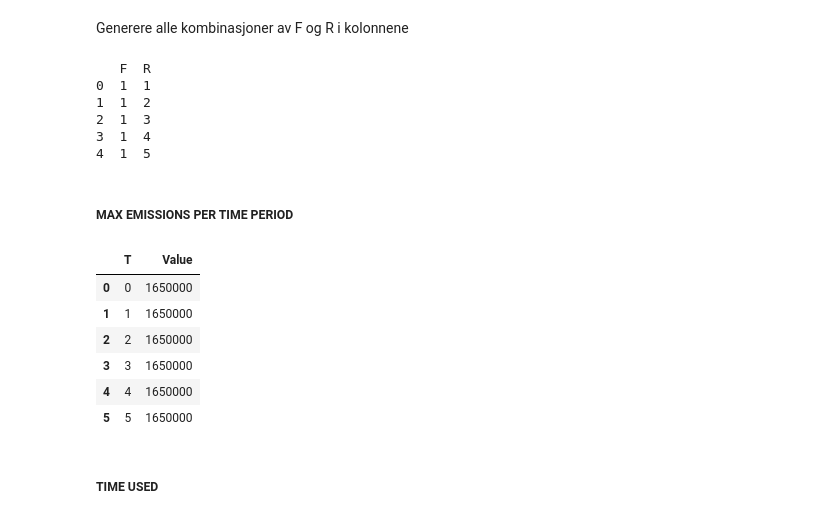
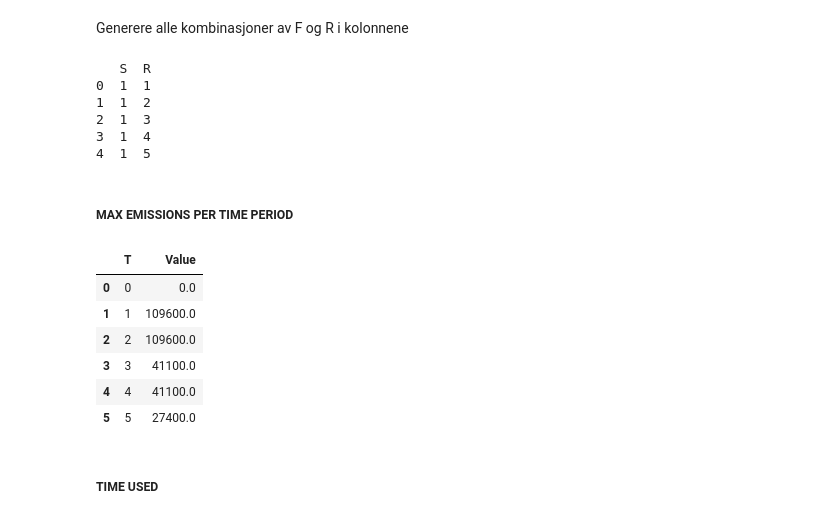
Before and after one commit to camillalie/masteroppgave, a Jupyter notebook: data_generation/generate_params_riktig.ipynb, the cells around one changed output. Drawn from its saved outputs; the diff is of its cells as text; code cells hidden in the pictures.

```diff
--- a/data_generation/generate_params_riktig.ipynb
+++ b/data_generation/generate_params_riktig.ipynb
@@ -62,7 +68,7 @@ with pd.ExcelWriter(sets_excel_output_path, engine='openpyxl') as writer:
 # %%
 
 combinations_f_r = itertools.product(f_values, r_values)
-combinations_ems = itertools.product(f_values, r_values)
+combinations_ems = itertools.product(s_values, r_values)
 combinations_r_s = itertools.product(r_values, s_values)
 combinations_t = itertools.product(t_values)
 combinations_s_a = itertools.product(s_values, a_values)
@@ -112,24 +125,22 @@ capacity_systems = {1: 100, 2: 100, 3: 100, 4: 100, 5: 70, 6: 70, 7: 70, 8: 70,
 # %% [markdown]
 #### Lese inn data fra rutegenereringsprogrammet
 # %%
-mappenavn = 'generated_datafiles_2239'
+
 
 # # Leser inn nødvendig MJ på å kjøre hver rute
-mj_route = pd.read_csv('../route_generation_mongstad/{mappenavn}/mj_route.csv')
-#mj_route_el = pd.read_csv('../route_generation/generated_datafiles_reduced/mj_route_strøm.csv')
-
-
+mj_route = pd.read_csv(f'../route_generation_{route_case}/{mappenavn}{startfil}mj_route.csv')
 
 # # Leser inn tid på å kjøre hver rute
-hours_route = pd.read_csv('../route_generation_mongstad/{mappenavn}/hours_route.csv')
+hours_route = pd.read_csv(f'../route_generation_{route_case}/{mappenavn}{startfil}hours_route.csv')
 #hours_route_el = pd.read_csv('../route_generation/generated_datafiles_reduced/hours_route_strøm.csv')
 
 #demand_el = pd.read_csv('../route_generation/generated_datafiles_reduced/demand_strøm.csv')
-demand = pd.read_csv('../route_generation_mongstad/{mappenavn}/demand.csv')
+demand = pd.read_csv(f'../route_generation_{route_case}/{mappenavn}{startfil}demand.csv')
 
-routes_file = "../route_generation_mongstad/{mappenavn}/routes.csv"
+routes_file = f"../route_generation_{route_case}/{mappenavn}{startfil}routes.csv"
 excel_file = '../run_model/Parameterdata.xlsx'
-platform_demand = "../route_generation_mongstad/clustering/output_platforms_demand.csv"
+platform_demand = f"../route_generation_{route_case}/{mappenavn}output_platforms_demand.csv"
+csv_platform_visits = f'../route_generation_{route_case}/{mappenavn}output_platforms_visits.csv'
 
 # Skriver verdiene tilbake i excelfilen for alle parametrene
 output_excel_path = '../run_model/Parameterdata.xlsx'
@@ -359,29 +355,22 @@ with pd.ExcelWriter(output_excel_path, engine='openpyxl', mode='a', if_sheet_exi
 Generere alle kombinasjoner av F og R i kolonnene
 # %%
 # Create a DataFrame from the combinations
-df_ems = pd.DataFrame(combinations_ems, columns=['F', 'R'])
+df_ems = pd.DataFrame(combinations_ems, columns=['S', 'R'])
 
 # Display the first few rows of the DataFrame
 print(df_ems.head())
 # %% [output]
-   F  R
+   S  R
 0  1  1
 1  1  2
 2  1  3
 3  1  4
 4  1  5
 # %%
-# multipliserer carbon per MJ per fueltype med distanse seilt per rute.
-# def calculate_emissions(row):
-#     distance = electric_distance_dict[row['R']] if row['F'] == 6 else distance_dict[row['R']]
-#     return emissions_carbon_tonn_per_MJ[row['F']] * distance
 
-# def calculate_emissions(row):
-#     distance = electric_distance_dict[row['R']] if row['F'] == 6 else distance_dict[row['R']]
-#     return emissions_carbon_tonn_per_MJ[row['F']] * distance
 def calculate_emissions(row):
     distance =  distance_dict[row['R']]
-    return emissions_carbon_tonn_per_MJ[row['F']] * distance
+    return emissions_carbon_tonn_per_MJ[row['S']] * distance
 
 
 
@@ -405,26 +389,26 @@ df_max_ems = pd.DataFrame(combinations_t, columns=['T'])
 # %%
 
 
 # Regner ut max emissions gitt uslippsreduksjonsscenario. Endre scenario-funksjon etter hvilket scenario vi vil kjøre med
 def calculate_max_emissions(row):
-    return (1 - reduction_requirements[row['T']]) * init_ems_tonn
+    return (reduction_requirements[row['T']]) * init_ems_tonn
 
 # Legger til verdiene i Value-kolonne i dataframen
 df_max_ems['Value'] = df_max_ems.apply(calculate_max_emissions, axis=1)
-# print(df_max_ems.head())
+
 # Skriver dataframen med emissions til parameter_data excel filen
 with pd.ExcelWriter(output_excel_path, engine='openpyxl', mode='a', if_sheet_exists='replace') as writer:
     df_max_ems.to_excel(writer, sheet_name='Max Emissions', index=False)
 
 df_max_ems
 # %% [output]
 |  | T | Value |
-| 0 | 0 | 1650000 |
-| 1 | 1 | 1650000 |
-| 2 | 2 | 1650000 |
-| 3 | 3 | 1650000 |
-| 4 | 4 | 1650000 |
-| 5 | 5 | 1650000 |
+| 0 | 0 | 0.0 |
+| 1 | 1 | 109600.0 |
+| 2 | 2 | 109600.0 |
+| 3 | 3 | 41100.0 |
+| 4 | 4 | 41100.0 |
+| 5 | 5 | 27400.0 |
 # %% [markdown]
 ##### TIME USED
 # %%
```
Also changed, not shown: parts of 13 cells of this notebook, 5 other files.
